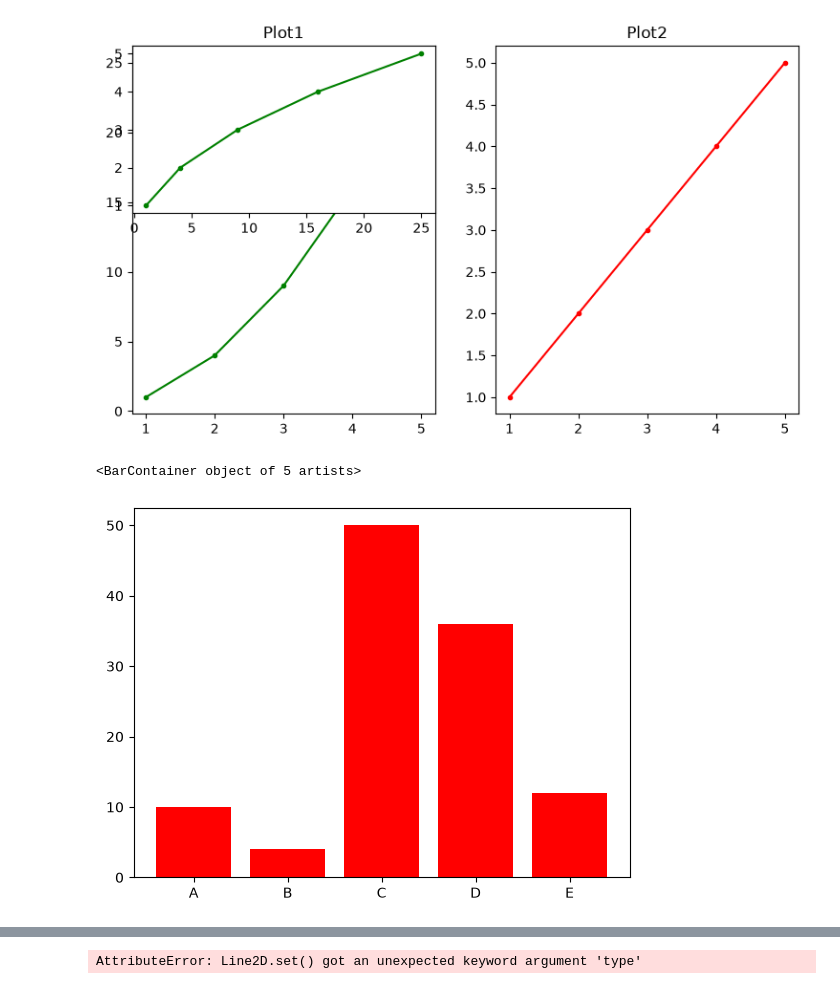
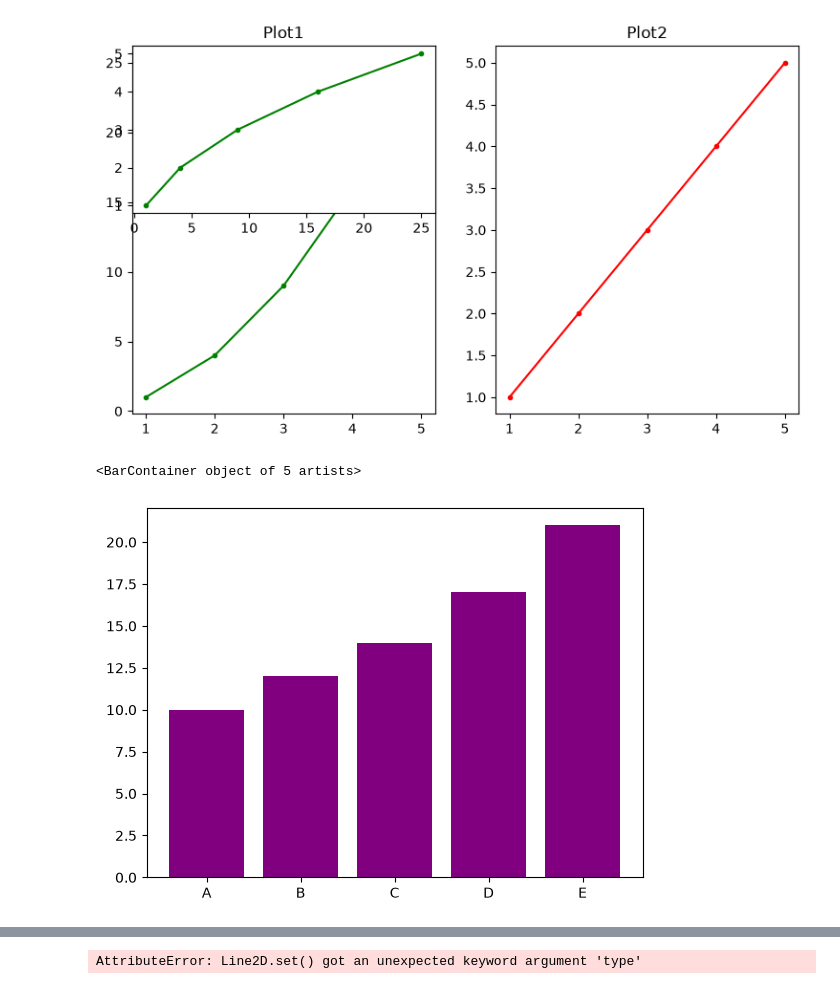
Before and after one commit to vanshvats07/python-practice, a Jupyter notebook: Data analysis/MatplotLib.ipynb, the cells around one changed output, grey strips where cells are left out. Cells and saved outputs as stored; diff of their text form; code cells hidden in the pictures.

```diff
--- a/Data analysis/MatplotLib.ipynb
+++ b/Data analysis/MatplotLib.ipynb
@@ -65,10 +65,11 @@ plt.plot(y1,x,color='green',linestyle='-',marker='.')
 [<matplotlib.lines.Line2D at 0x...>]
 [figure]
 # %%
+import matplotlib.pyplot as plt
 a=['A','B','C','D','E']
-b=[10,4,50,36,12]
-plt.bar(a,b,color='red',)
+b=[10,12,14,17,21]
+plt.bar(a,b,color='purple')
 # %% [output]
 <BarContainer object of 5 artists>
-[figure, old version]
+[figure, new version]
 # %%
```
Also changed, not shown: parts of 3 cells of this notebook.
